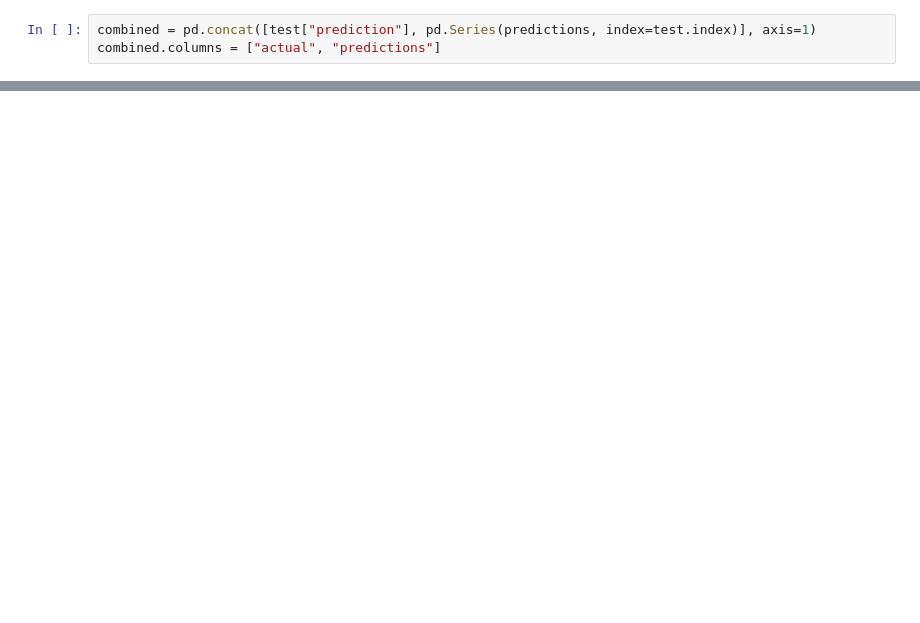
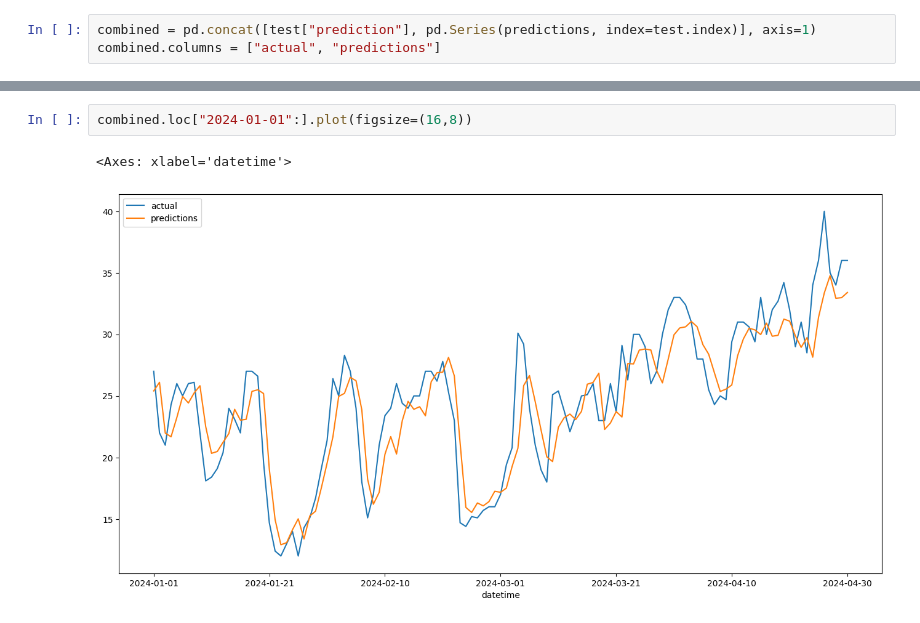
Before and after one commit to 22022658NguyenTienKhoi/13-Weather-Forecast, a Jupyter notebook: ridge_regression.ipynb, the cells around one changed output, grey strips where cells are left out. Saved outputs shown, nothing was run; the diff lists cells and outputs as text; blank space fills up the shorter version.

```diff
--- a/ridge_regression.ipynb
+++ b/ridge_regression.ipynb
@@ -151,3 +151,8 @@ combined
+# %%
+combined.loc["2024-01-01":].plot(figsize=(16,8))
+# %% [output]
+<Axes: xlabel='datetime'>
+[figure, added]
 # %%
 reg.coef_
 # %% [output]
```
Also changed, not shown: parts of 5 cells of this notebook.
